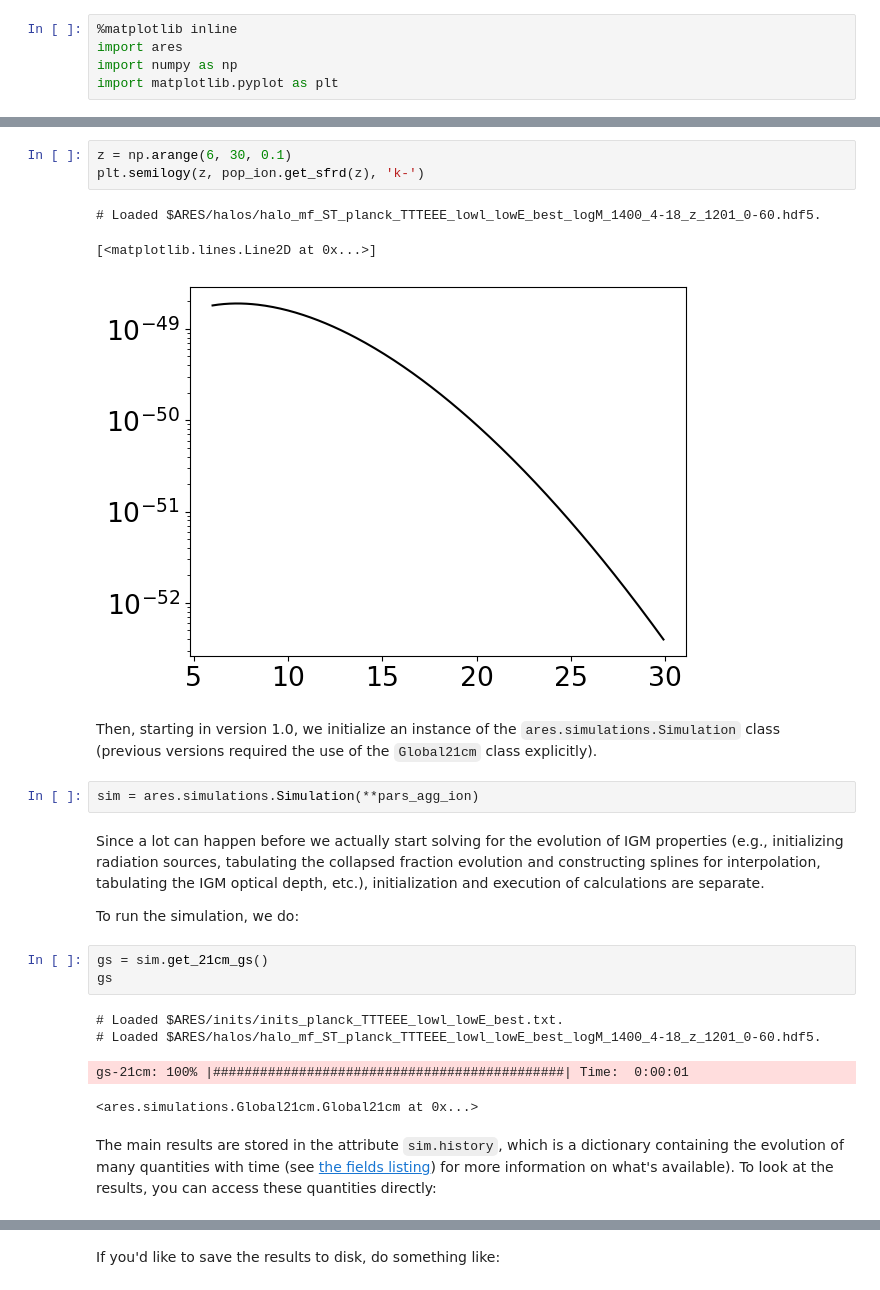
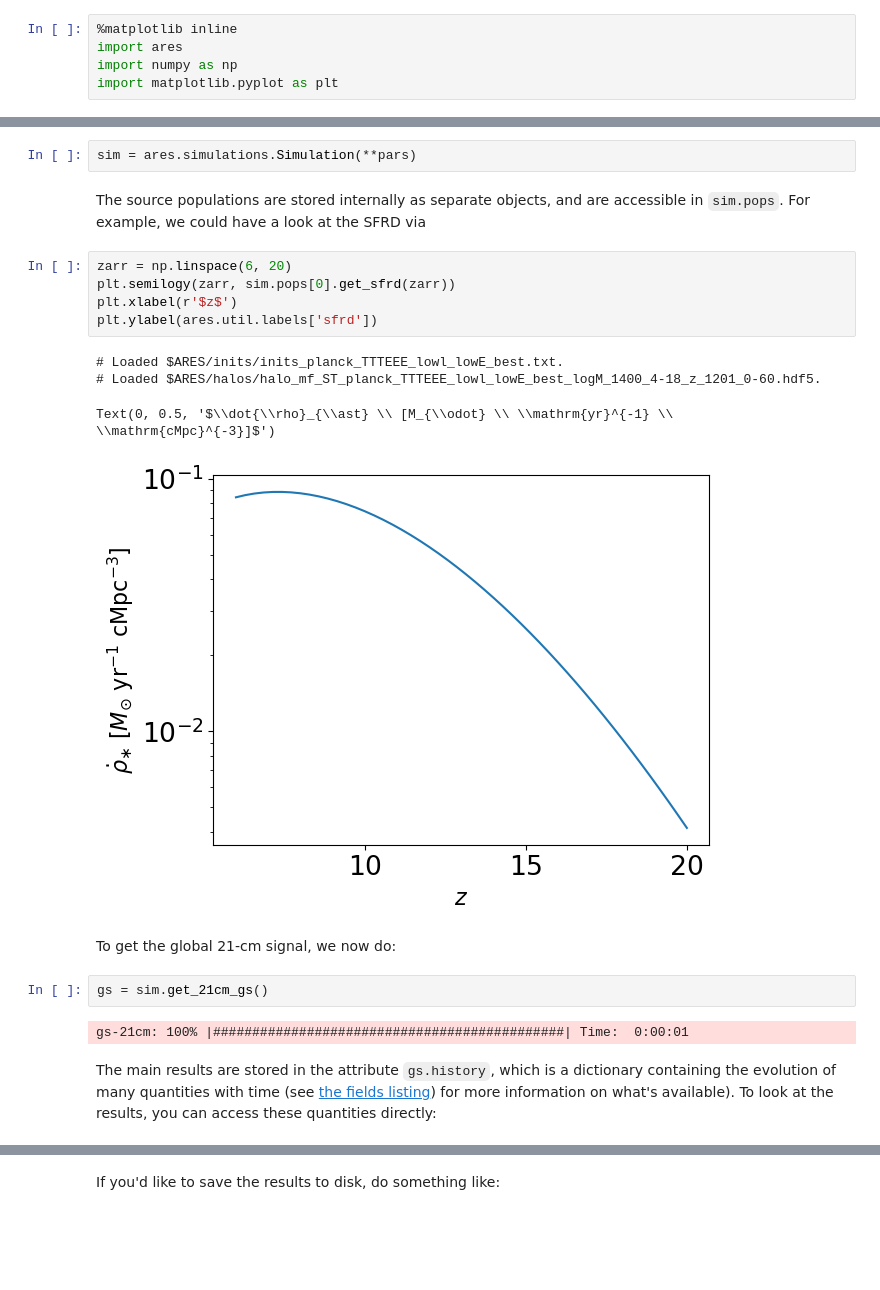
Before and after one commit to mirochaj/ares, a Jupyter notebook: docs/examples/example_gs_standard.ipynb, the cells around one changed output, grey strips where cells are left out. Cells and saved outputs as stored; diff of their text form; blank space fills up the shorter version.

```diff
--- a/docs/examples/example_gs_standard.ipynb
+++ b/docs/examples/example_gs_standard.ipynb
@@ -36,28 +30,24 @@ pop_ion = ares.populations.GalaxyPopulation(**pars_agg_ion)
 # %%
-z = np.arange(6, 30, 0.1)
-plt.semilogy(z, pop_ion.get_sfrd(z), 'k-')
+sim = ares.simulations.Simulation(**pars)
-# %% [output]
-# Loaded $ARES/halos/halo_mf_ST_planck_TTTEEE_lowl_lowE_best_logM_1400_4-18_z_1201_0-60.hdf5.
-[<matplotlib.lines.Line2D at 0x...>]
-[figure, removed]
-# %% [markdown]
-Then, starting in version 1.0, we initialize an instance of the ``ares.simulations.Simulation``  class (previous versions required the use of the `Global21cm` class explicitly).
-# %%
-sim = ares.simulations.Simulation(**pars_agg_ion)
+# %% [markdown]
+The source populations are stored internally as separate objects, and are accessible in `sim.pops`. For example, we could have a look at the SFRD via
+# %%
+zarr = np.linspace(6, 20)
+plt.semilogy(zarr, sim.pops[0].get_sfrd(zarr))
+plt.xlabel(r'$z$')
+plt.ylabel(ares.util.labels['sfrd'])
+# %% [output]
+# Loaded $ARES/inits/inits_planck_TTTEEE_lowl_lowE_best.txt.
+# Loaded $ARES/halos/halo_mf_ST_planck_TTTEEE_lowl_lowE_best_logM_1400_4-18_z_1201_0-60.hdf5.
+Text(0, 0.5, '$\\dot{\\rho}_{\\ast} \\ [M_{\\odot} \\ \\mathrm{yr}^{-1} \\ \\mathrm{cMpc}^{-3}]$')
+[figure, added]
 # %% [markdown]
-Since a lot can happen before we actually  start solving for the evolution of IGM properties (e.g., initializing radiation sources, tabulating the collapsed fraction evolution and constructing splines for interpolation, tabulating the IGM optical depth, etc.), initialization and execution of calculations are separate.
-
-To run the simulation, we do:
+To get the global 21-cm signal, we now do:
 # %%
 gs = sim.get_21cm_gs()
-gs
 # %% [output]
-# Loaded $ARES/inits/inits_planck_TTTEEE_lowl_lowE_best.txt.
-# Loaded $ARES/halos/halo_mf_ST_planck_TTTEEE_lowl_lowE_best_logM_1400_4-18_z_1201_0-60.hdf5.
+gs-21cm: 100% |#############################################| Time:  0:00:01
-gs-21cm: 100% |#############################################| Time:  0:00:01
-<ares.simulations.Global21cm.Global21cm at 0x...>
 # %% [markdown]
-The main results are stored in the attribute ``sim.history``, which is a dictionary
-containing the evolution of many quantities with time (see [the fields listing](../fields.html)) for more information on what's available). To look at the results,
-you can access these quantities directly:
+The main results are stored in the attribute ``gs.history``, which is a dictionary
+containing the evolution of many quantities with time (see [the fields listing](../fields.html)) for more information on what's available). To look at the results, you can access these quantities directly:
 # %%
```
Also changed, not shown: parts of 13 cells of this notebook, 2 other files.
